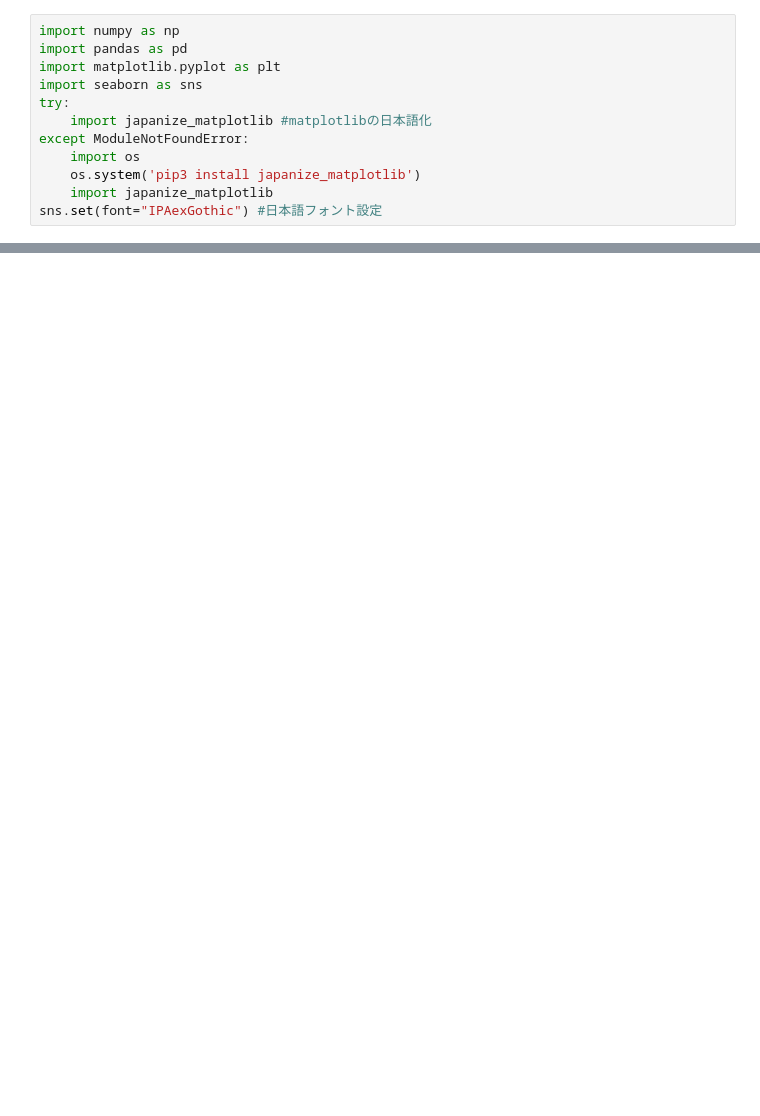
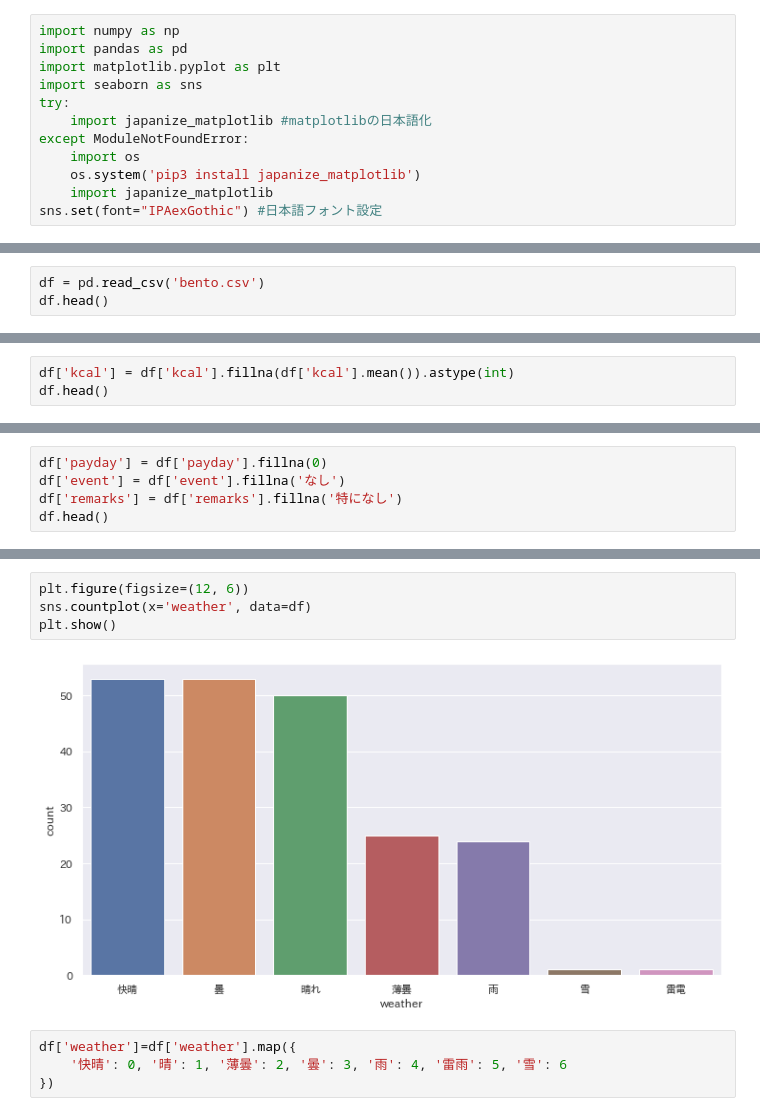
Before and after one commit to wakana23/anime2021, a Jupyter notebook: 数値計算法IDay4.ipynb, the cells around one changed output, grey strips where cells are left out. Drawn from its saved outputs; the diff is of its cells as text; blank space fills up the shorter version.

```diff
--- a/数値計算法IDay4.ipynb
+++ b/数値計算法IDay4.ipynb
@@ -324,0 +32,3 @@ for column in df.columns[:-1]:
+# %%
+df = pd.read_csv('bento.csv')
+df.head()
@@ -324,0 +76,3 @@ for column in df.columns[:-1]:
+# %%
+df['kcal'] = df['kcal'].fillna(df['kcal'].mean()).astype(int)
+df.head()
@@ -324,0 +86,5 @@ for column in df.columns[:-1]:
+# %%
+df['payday'] = df['payday'].fillna(0)
+df['event'] = df['event'].fillna('なし')
+df['remarks'] = df['remarks'].fillna('特になし')
+df.head()
@@ -324,0 +98,10 @@ for column in df.columns[:-1]:
+# %%
+plt.figure(figsize=(12, 6))
+sns.countplot(x='weather', data=df)
+plt.show()
+# %% [output]
+[figure, added]
+# %%
+df['weather']=df['weather'].map({
+    '快晴': 0, '晴': 1, '薄曇': 2, '曇': 3, '雨': 4, '雷雨': 5, '雪': 6
+})
```
Also changed, not shown: parts of 53 cells of this notebook.
